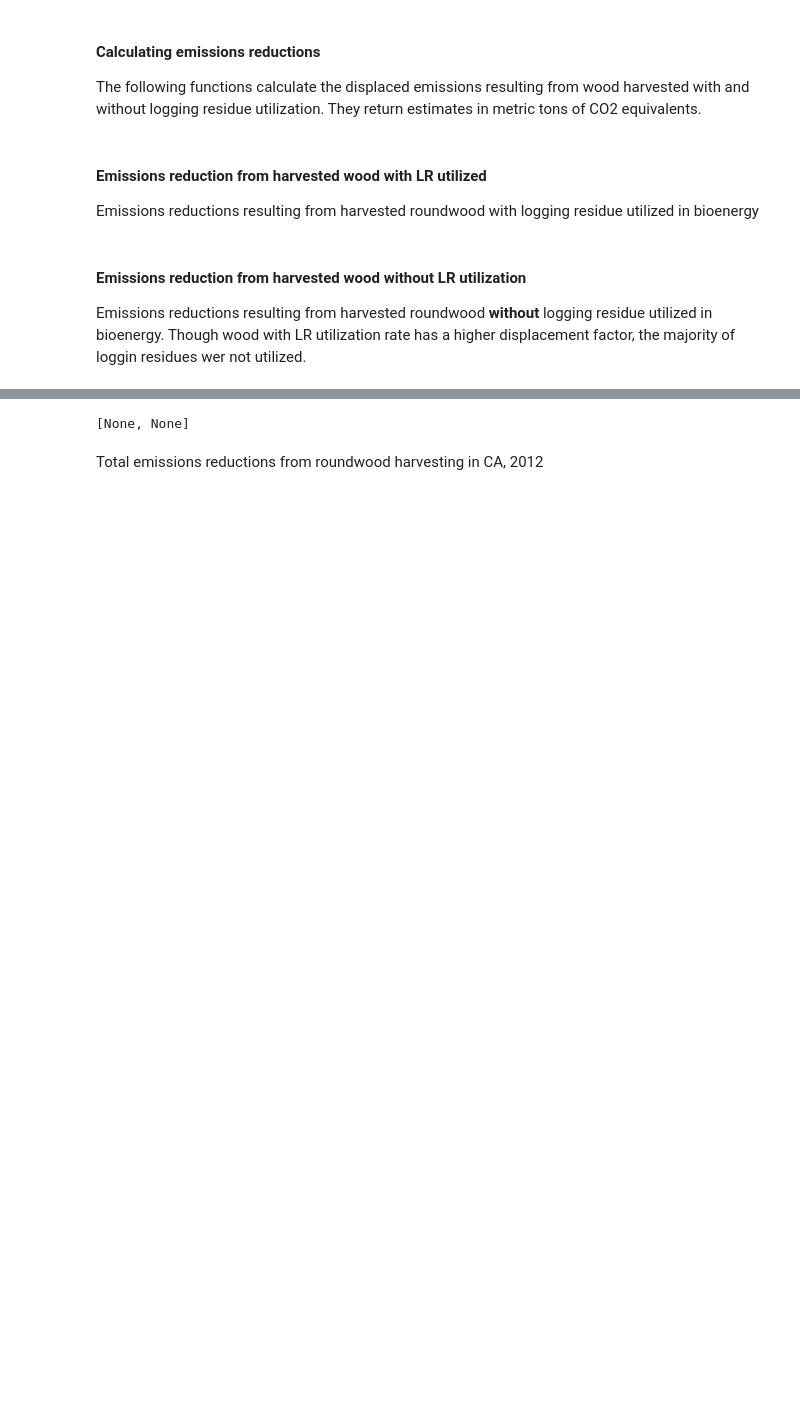
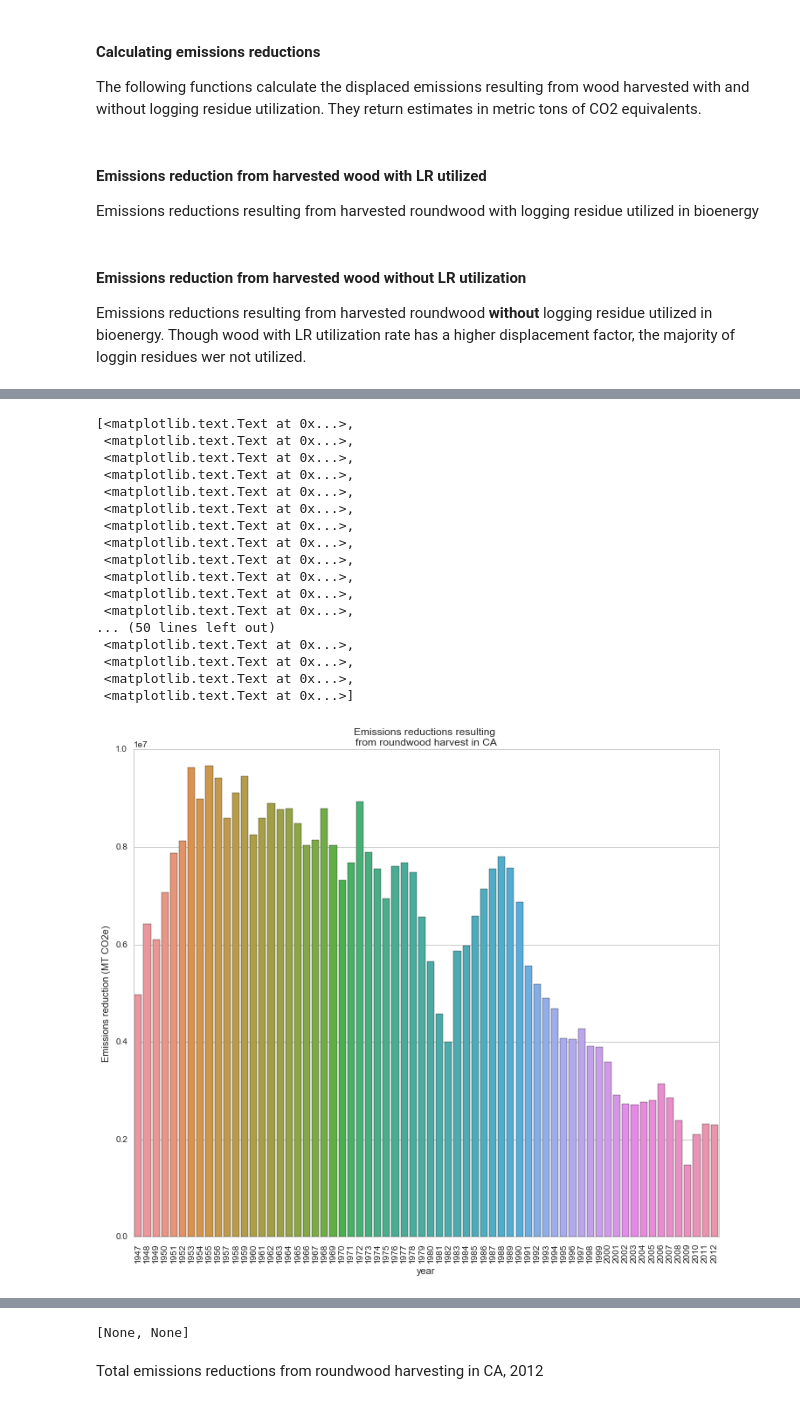
Before and after one commit to WoodResourcesGroup/RoundwoodHarvestGHG, a Jupyter notebook: wood_fates.ipynb, the cells around one changed output, grey strips where cells are left out. Drawn from its saved outputs; the diff is of its cells as text; code cells hidden in the pictures; blank space fills up the shorter version.

```diff
--- a/wood_fates.ipynb
+++ b/wood_fates.ipynb
@@ -247,0 +258,32 @@ tpoData
+# %%
+erWPo = []
+for row in mm_histHarvest.index:
+    r = mm_histHarvest.iloc[row]
+    yr = r['year'] ## year
+    rw = (r.state+r.private+r.tribal+r.blm+r.nat_forest)/5.44
+    qry = 'select avg(loggingresidues/roundwoodproducts) lr from tpo where year = {}'.format(yr)
+    if yr in tpoData.year.tolist():
+        lr = pd.read_sql(qry, sqdb['cx'])*rw
+    else:
+        lr = pd.read_sql('select avg(loggingresidues/roundwoodproducts) lr from tpo', sqdb['cx'])*rw
+    erWPo.append(WPo(rw,lr,yr).lr[0])
+mm_histHarvest['erWPo'] = erWPo
+# %%
+erWPu = []
+lrVect = []
+tHarv = []
+for row in mm_histHarvest.index:
+    r = mm_histHarvest.iloc[row]
+    yr = r['year'] ## year
+    rw = (r.state+r.private+r.tribal+r.blm+r.nat_forest)/5.44
+    qry = 'select avg(loggingresidues/roundwoodproducts) lr from tpo where year = {}'.format(yr)
+    if yr in tpoData.year.tolist():
+        lr = pd.read_sql(qry, sqdb['cx'])*rw
+    else:
+        lr = pd.read_sql('select avg(loggingresidues/roundwoodproducts) lr from tpo', sqdb['cx'])*rw
+    lrVect.append(lr.lr[0])
+    tHarv.append(rw)
+    erWPu.append(WPu(rw,lr,yr).lr[0])
+mm_histHarvest['erWPu'] = erWPu
+mm_histHarvest['loggingresidues'] = lrVect
+mm_histHarvest['totalharvest'] = tHarv
@@ -247,0 +293,6 @@ tpoData
+# %%
+mm_histHarvest['erTotal'] = mm_histHarvest.erWPo+mm_histHarvest.erWPu
+mm_histHarvest.to_sql('mm_emreduc', sqdb['cx'], if_exists='replace')
+mm_histHarvest['bioe_pct'] = mm_histHarvest.year.apply(bioPct)
+mm_histHarvest['bioe_t'] = mm_histHarvest.bioe_pct * mm_histHarvest.loggingresidues * 1e6* constants['wDens']['value']/2204.62
+mm_histHarvest.to_sql()
@@ -247,0 +320,26 @@ tpoData
+# %%
+sns.set_style("whitegrid")
+fig2, ax2 = plt.subplots(figsize=(12, 10))
+ax2 = sns.barplot(x ='year', y='erTotal', data=mm_histHarvest.sort_values('year'))
+ax2.set_ylabel('Emissions reduction (MT CO2e)')
+ax2.set_title('Emissions reductions resulting \nfrom roundwood harvest in CA')
+ax2.set_xticklabels(ax2.get_xticklabels(),rotation=90)
+# %% [output]
+[<matplotlib.text.Text at 0x...>,
+ <matplotlib.text.Text at 0x...>,
+ <matplotlib.text.Text at 0x...>,
+ <matplotlib.text.Text at 0x...>,
+ <matplotlib.text.Text at 0x...>,
+ <matplotlib.text.Text at 0x...>,
+ <matplotlib.text.Text at 0x...>,
+ <matplotlib.text.Text at 0x...>,
+ <matplotlib.text.Text at 0x...>,
+ <matplotlib.text.Text at 0x...>,
+ <matplotlib.text.Text at 0x...>,
+ <matplotlib.text.Text at 0x...>,
+... (50 lines left out)
+ <matplotlib.text.Text at 0x...>,
+ <matplotlib.text.Text at 0x...>,
+ <matplotlib.text.Text at 0x...>,
+ <matplotlib.text.Text at 0x...>]
+[figure, added]
```
Also changed, not shown: parts of 18 cells of this notebook, 8 other files.
